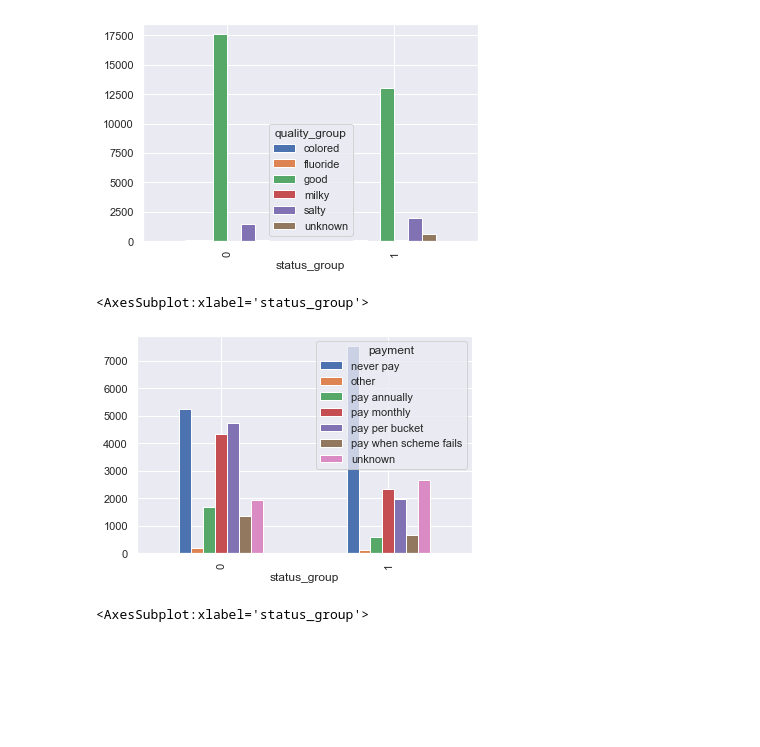
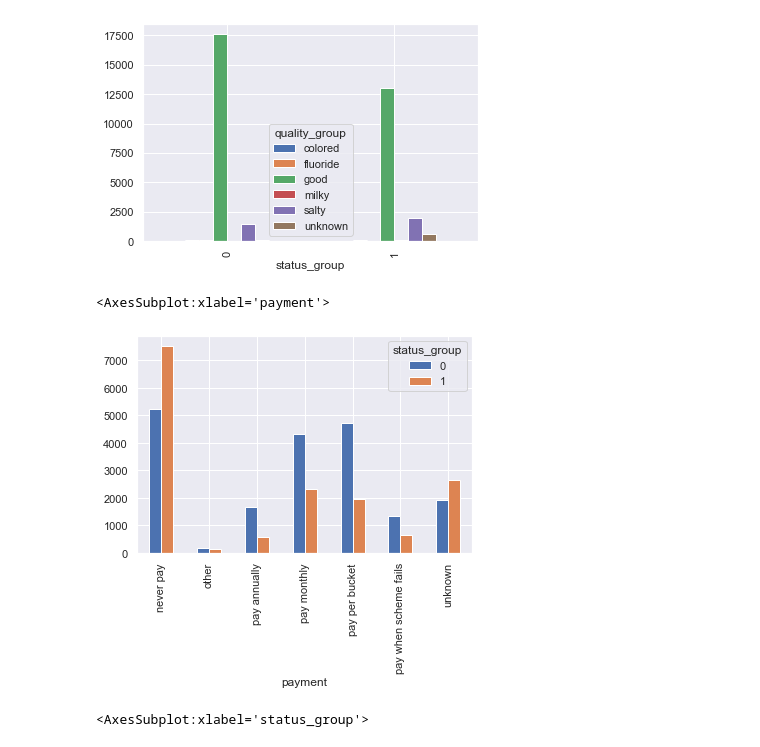
Before and after one commit to markp-rankin/Water-Well-Classification, a Jupyter notebook: Water-Well-Classification-PT2.ipynb, the cells around one changed output. Saved outputs shown, nothing was run; the diff lists cells and outputs as text; code cells hidden in the pictures; blank space fills up the shorter version.

```diff
--- a/Water-Well-Classification-PT2.ipynb
+++ b/Water-Well-Classification-PT2.ipynb
@@ -438,10 +438,10 @@ pd.crosstab(raw_df1['status_group'],raw_df1['quality_group']).plot.bar()
 <AxesSubplot:xlabel='status_group'>
 [figure]
 # %%
-pd.crosstab(raw_df1['status_group'],raw_df1['payment']).plot.bar()
+pd.crosstab(raw_df1['payment'],raw_df1['status_group']).plot.bar()
 # %% [output]
-<AxesSubplot:xlabel='status_group'>
+<AxesSubplot:xlabel='payment'>
-[figure, old version]
+[figure, new version]
 # %%
 pd.crosstab(raw_df1['status_group'],raw_df1['management']).plot.bar()
 # %% [output]
```
Also changed, not shown: parts of 5 cells of this notebook.
